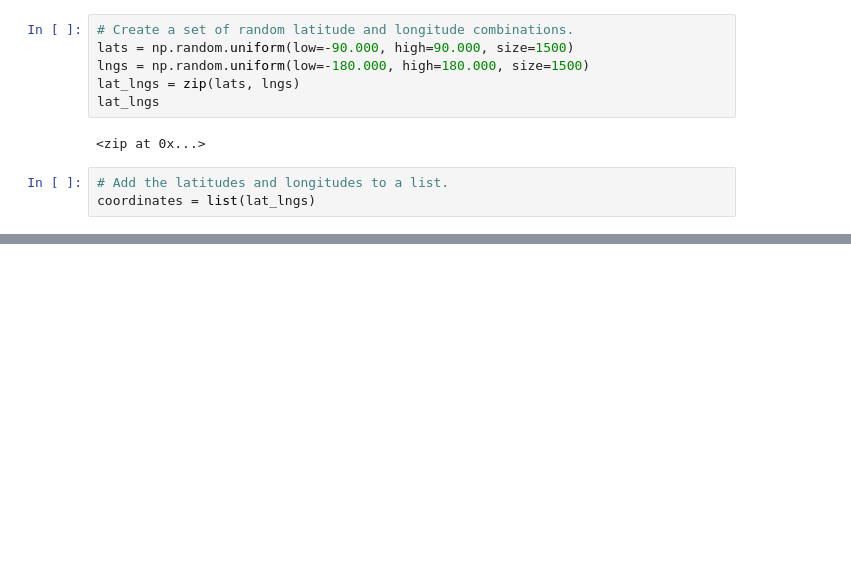
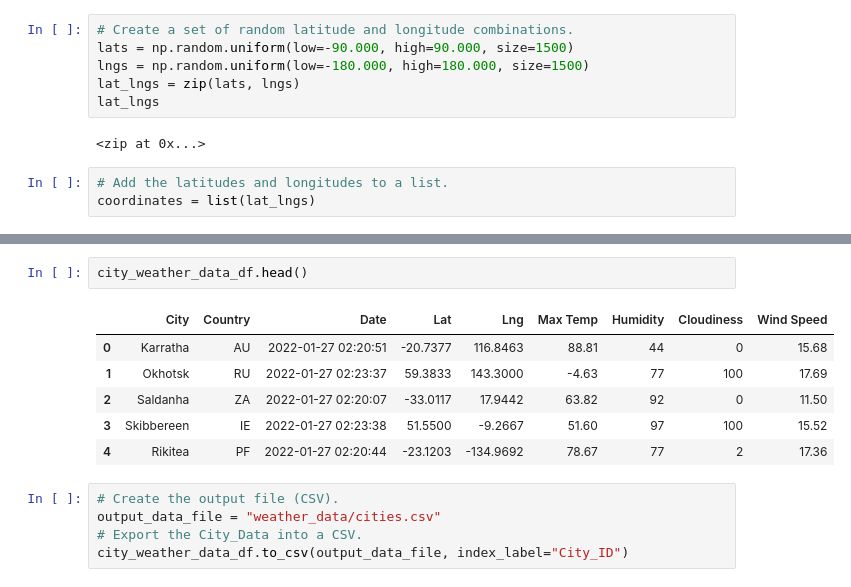
Before and after one commit to eddieperez1/World_Weather_Analysis, a Jupyter notebook: WeatherPy.ipynb, the cells around one changed output, grey strips where cells are left out. Drawn from its saved outputs; the diff is of its cells as text; blank space fills up the shorter version.

```diff
--- a/WeatherPy.ipynb
+++ b/WeatherPy.ipynb
@@ -31,0 +148,14 @@ len(cities)
+# %%
+city_weather_data_df.head()
+# %% [output]
+|  | City | Country | Date | Lat | Lng | Max Temp | Humidity | Cloudiness | Wind Speed |
+| 0 | Karratha | AU | 2022-01-27 02:20:51 | -20.7377 | 116.8463 | 88.81 | 44 | 0 | 15.68 |
+| 1 | Okhotsk | RU | 2022-01-27 02:23:37 | 59.3833 | 143.3000 | -4.63 | 77 | 100 | 17.69 |
+| 2 | Saldanha | ZA | 2022-01-27 02:20:07 | -33.0117 | 17.9442 | 63.82 | 92 | 0 | 11.50 |
+| 3 | Skibbereen | IE | 2022-01-27 02:23:38 | 51.5500 | -9.2667 | 51.60 | 97 | 100 | 15.52 |
+| 4 | Rikitea | PF | 2022-01-27 02:20:44 | -23.1203 | -134.9692 | 78.67 | 77 | 2 | 17.36 |
+# %%
+# Create the output file (CSV).
+output_data_file = "weather_data/cities.csv"
+# Export the City_Data into a CSV.
+city_weather_data_df.to_csv(output_data_file, index_label="City_ID")
```
Also changed, not shown: parts of 8 cells of this notebook, 3 other files.
